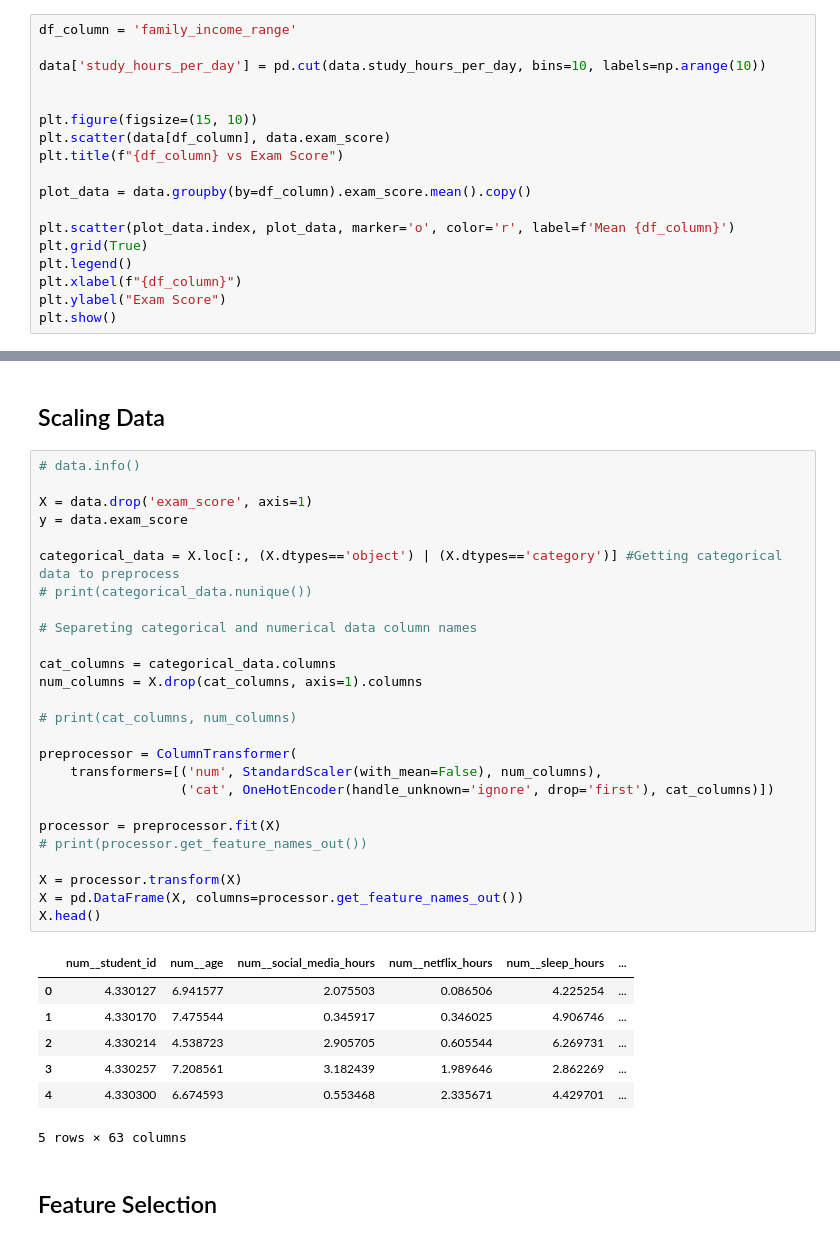
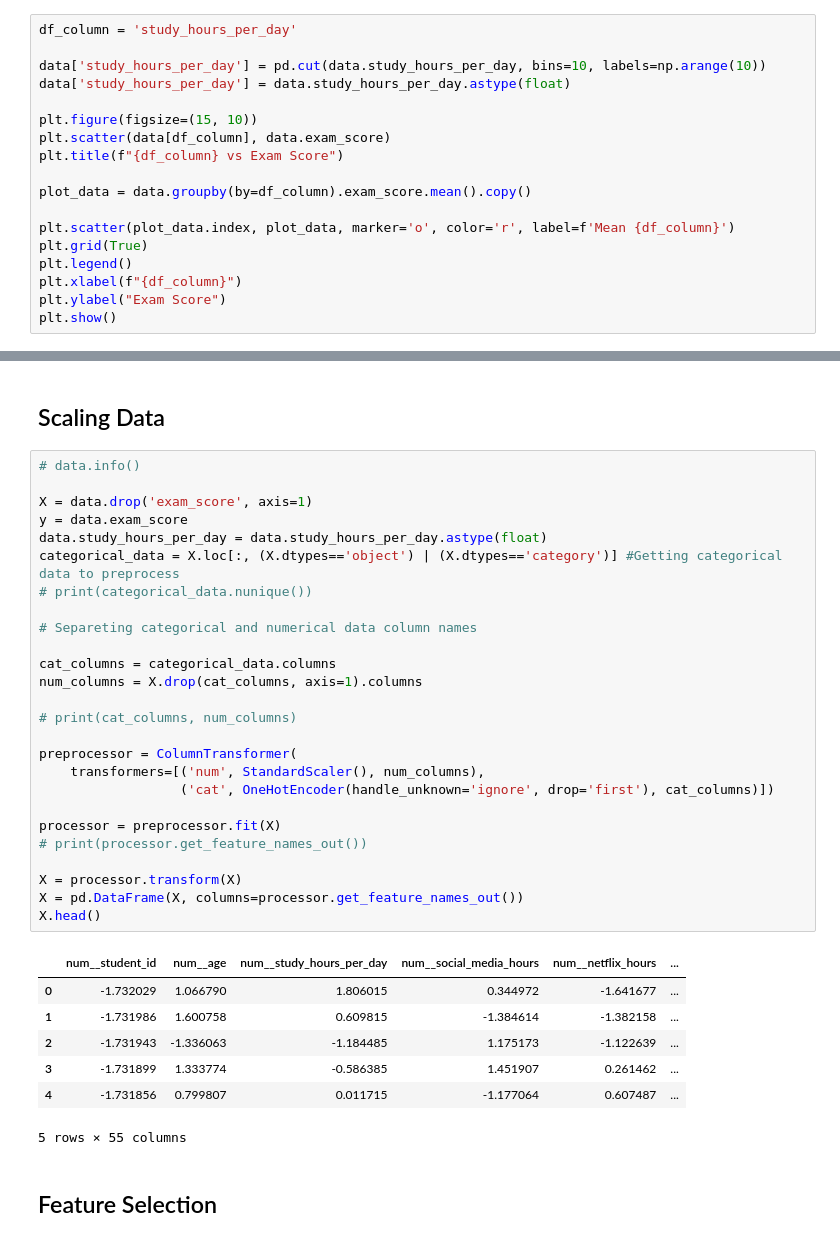
Before and after one commit to 5h33p/student_habits, a Jupyter notebook: Development.ipynb, the cells around one changed output, grey strips where cells are left out. Cells and saved outputs as stored; diff of their text form.

```diff
--- a/Development.ipynb
+++ b/Development.ipynb
@@ -153,10 +154,10 @@ plt.show()
 # %% [markdown]
 ## Cutted Study Hours Per Day
 # %%
-df_column = 'family_income_range'
+df_column = 'study_hours_per_day'
 
 data['study_hours_per_day'] = pd.cut(data.study_hours_per_day, bins=10, labels=np.arange(10))
-
+data['study_hours_per_day'] = data.study_hours_per_day.astype(float)
 
 plt.figure(figsize=(15, 10))
 plt.scatter(data[df_column], data.exam_score)
@@ -200,37 +201,37 @@ plt.show()
 # %%
 # data.info()
 
 X = data.drop('exam_score', axis=1)
 y = data.exam_score
-
+data.study_hours_per_day = data.study_hours_per_day.astype(float)
 categorical_data = X.loc[:, (X.dtypes=='object') | (X.dtypes=='category')] #Getting categorical data to preprocess
 # print(categorical_data.nunique())
 
 # Separeting categorical and numerical data column names
 
 cat_columns = categorical_data.columns
 num_columns = X.drop(cat_columns, axis=1).columns
 
 # print(cat_columns, num_columns)
 
 preprocessor = ColumnTransformer(
-    transformers=[('num', StandardScaler(with_mean=False), num_columns),
+    transformers=[('num', StandardScaler(), num_columns),
                   ('cat', OneHotEncoder(handle_unknown='ignore', drop='first'), cat_columns)])
 
 processor = preprocessor.fit(X)
 # print(processor.get_feature_names_out())
 
 X = processor.transform(X)
 X = pd.DataFrame(X, columns=processor.get_feature_names_out())
 X.head()
 # %% [output]
-|  | num__student_id | num__age | num__social_media_hours | num__netflix_hours | num__sleep_hours | ... |
-| 0 | 4.330127 | 6.941577 | 2.075503 | 0.086506 | 4.225254 | ... |
-| 1 | 4.330170 | 7.475544 | 0.345917 | 0.346025 | 4.906746 | ... |
-| 2 | 4.330214 | 4.538723 | 2.905705 | 0.605544 | 6.269731 | ... |
-| 3 | 4.330257 | 7.208561 | 3.182439 | 1.989646 | 2.862269 | ... |
-| 4 | 4.330300 | 6.674593 | 0.553468 | 2.335671 | 4.429701 | ... |
+|  | num__student_id | num__age | num__study_hours_per_day | num__social_media_hours | num__netflix_hours | ... |
+| 0 | -1.732029 | 1.066790 | 1.806015 | 0.344972 | -1.641677 | ... |
+| 1 | -1.731986 | 1.600758 | 0.609815 | -1.384614 | -1.382158 | ... |
+| 2 | -1.731943 | -1.336063 | -1.184485 | 1.175173 | -1.122639 | ... |
+| 3 | -1.731899 | 1.333774 | -0.586385 | 1.451907 | 0.261462 | ... |
+| 4 | -1.731856 | 0.799807 | 0.011715 | -1.177064 | 0.607487 | ... |
-5 rows × 63 columns
+5 rows × 55 columns
 # %% [markdown]
 ## Feature Selection
 # %% [markdown]
```
Also changed, not shown: parts of 18 cells of this notebook.
